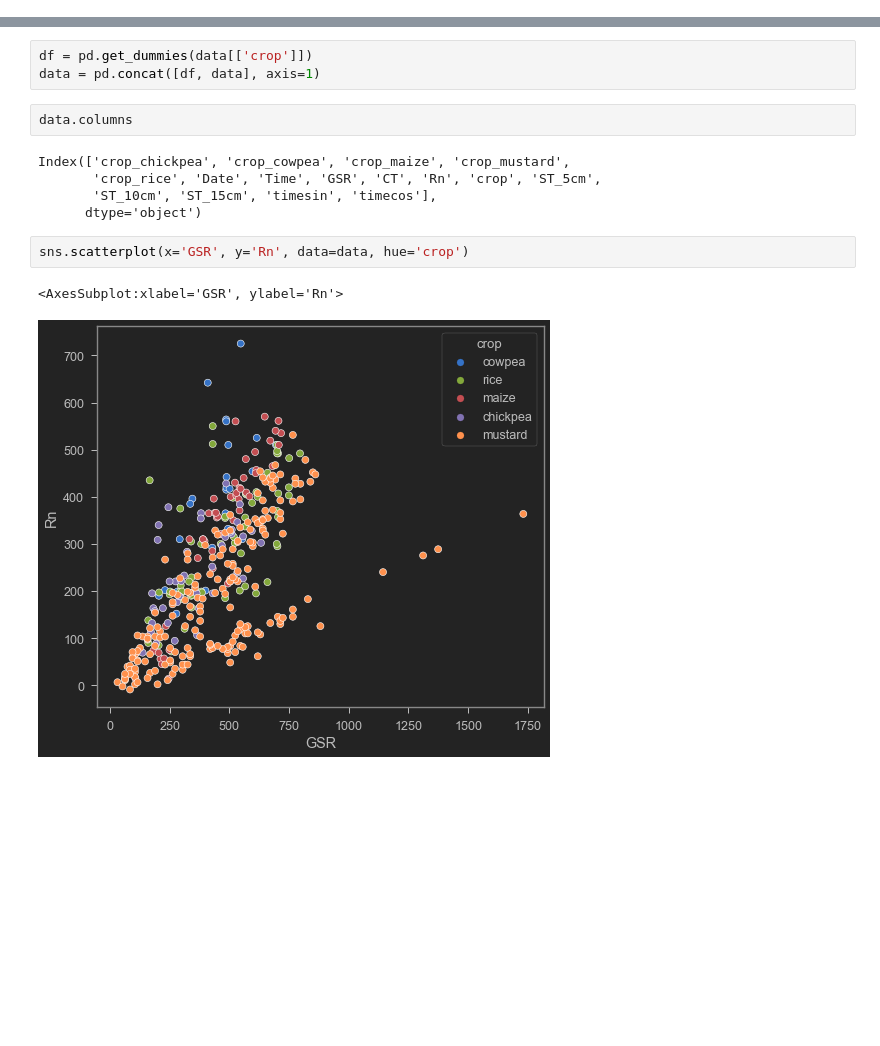
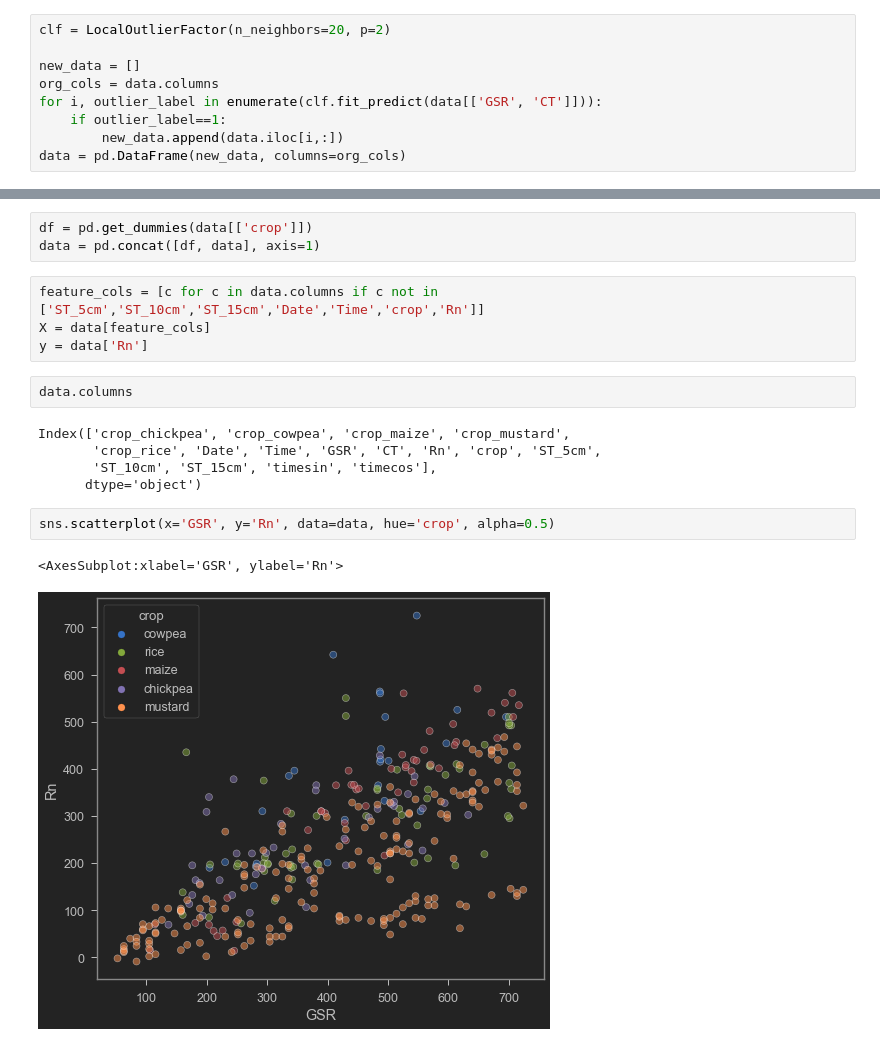
Before and after one commit to HimanshuMittal01/crop-radiation-prediction, a Jupyter notebook: notebooks/second_wave_visualize.ipynb, the cells around one changed output, grey strips where cells are left out. Saved outputs shown, nothing was run; the diff lists cells and outputs as text; blank space fills up the shorter version.

Commit message:
update: remove outliers

```diff
--- a/notebooks/second_wave_visualize.ipynb
+++ b/notebooks/second_wave_visualize.ipynb
@@ -11,6 +13,15 @@ chickpea = pd.read_excel('../data/prepared.xlsx', sheet_name='Chickpea'); chickp
 mustard = pd.read_excel('../data/prepared.xlsx', sheet_name='Mustard')  ; mustard['crop']  = 'mustard'
 # %%
 data = pd.concat([cowpea, rice, maize, chickpea, mustard], axis=0).reset_index(drop=True)
+# %%
+clf = LocalOutlierFactor(n_neighbors=20, p=2)
+
+new_data = []
+org_cols = data.columns
+for i, outlier_label in enumerate(clf.fit_predict(data[['GSR', 'CT']])):
+    if outlier_label==1:
+        new_data.append(data.iloc[i,:])
+data = pd.DataFrame(new_data, columns=org_cols)
 # %%
 data.loc[:, 'Time'] = data.loc[:, 'Time'].apply(lambda x: x.hour)
 data.loc[:, 'timesin'] = np.sin(data.loc[:, 'Time'] * (2 * np.pi) / 12)
@@ -18,6 +29,10 @@ data.loc[:, 'timecos'] = np.cos(data.loc[:, 'Time'] * (2 * np.pi) / 12)
 # %%
 df = pd.get_dummies(data[['crop']])
 data = pd.concat([df, data], axis=1)
+# %%
+feature_cols = [c for c in data.columns if c not in ['ST_5cm','ST_10cm','ST_15cm','Date','Time','crop','Rn']]
+X = data[feature_cols]
+y = data['Rn']
 # %%
 data.columns
 # %% [output]
@@ -26,7 +41,7 @@ Index(['crop_chickpea', 'crop_cowpea', 'crop_maize', 'crop_mustard',
        'ST_10cm', 'ST_15cm', 'timesin', 'timecos'],
       dtype='object')
 # %%
-sns.scatterplot(x='GSR', y='Rn', data=data, hue='crop')
+sns.scatterplot(x='GSR', y='Rn', data=data, hue='crop', alpha=0.5)
 # %% [output]
 <AxesSubplot:xlabel='GSR', ylabel='Rn'>
-[figure, old version]
+[figure, new version]
```
Also changed, not shown: parts of 4 cells of this notebook, 3 other files.
